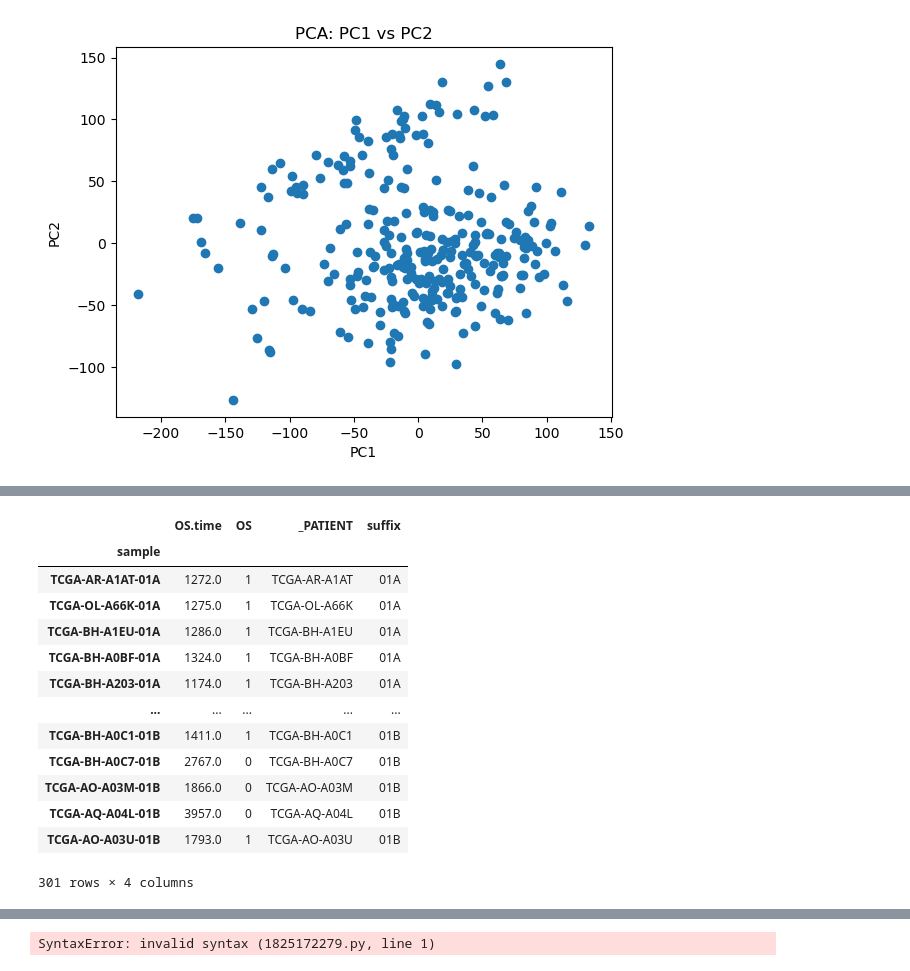
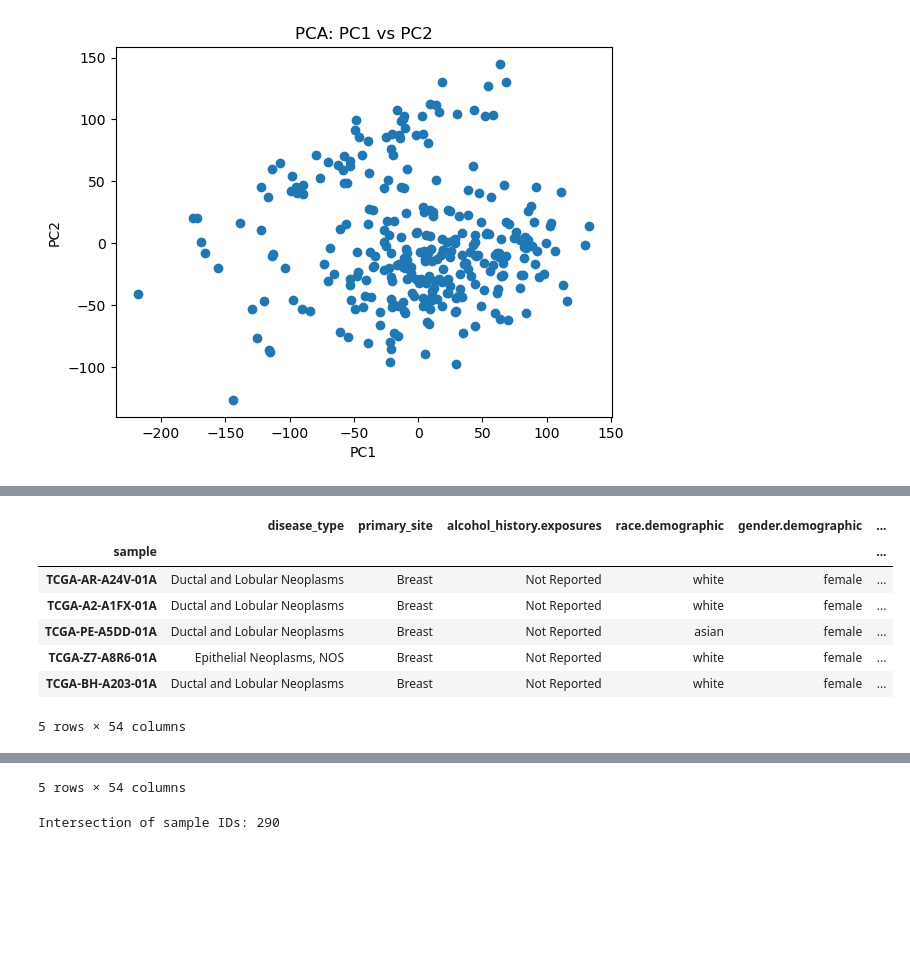
Before and after one commit to dpolioudakis/tcga-multimodal-survival, a Jupyter notebook: notebooks/01_data_prep.ipynb, the cells around one changed output, grey strips where cells are left out. Cells and saved outputs as stored; diff of their text form; code cells hidden in the pictures; blank space fills up the shorter version.

```diff
--- a/notebooks/01_data_prep.ipynb
+++ b/notebooks/01_data_prep.ipynb
@@ -29,14 +34,13 @@ from sklearn.preprocessing import StandardScaler
 # %%
 # Load data
 
-RAW_DIR = "../data/raw"
+RAW_DIR = Path("../data/raw")
 
-rna_path = f"{RAW_DIR}/TCGA-BRCA.star_tpm.tsv.gz"
-clin_path = f"{RAW_DIR}/TCGA-BRCA.clinical.tsv.gz"
-surv_path = f"{RAW_DIR}/TCGA-BRCA.survival.tsv.gz"
+rna_path  = RAW_DIR / "TCGA-BRCA.star_tpm.tsv.gz"
+clin_path = RAW_DIR / "TCGA-BRCA.clinical.tsv.gz"
+surv_path = RAW_DIR / "TCGA-BRCA.survival.tsv.gz"
 
-# Load
-rna_raw_df = pd.read_csv(rna_path, sep="\t")
+rna_raw_df  = pd.read_csv(rna_path, sep="\t")
 clin_raw_df = pd.read_csv(clin_path, sep="\t")
 surv_raw_df = pd.read_csv(surv_path, sep="\t")
 # %% [markdown]
@@ -1209,17 +1234,11 @@ rna_df
 # %%
-surv_df
+display(clin_df.head(), clin_df.tail())
 # %% [output]
-|  | OS.time | OS | _PATIENT | suffix |
-| sample |  |  |  |  |
-| TCGA-AR-A1AT-01A | 1272.0 | 1 | TCGA-AR-A1AT | 01A |
-| TCGA-OL-A66K-01A | 1275.0 | 1 | TCGA-OL-A66K | 01A |
-| TCGA-BH-A1EU-01A | 1286.0 | 1 | TCGA-BH-A1EU | 01A |
-| TCGA-BH-A0BF-01A | 1324.0 | 1 | TCGA-BH-A0BF | 01A |
-| TCGA-BH-A203-01A | 1174.0 | 1 | TCGA-BH-A203 | 01A |
-| ... | ... | ... | ... | ... |
-| TCGA-BH-A0C1-01B | 1411.0 | 1 | TCGA-BH-A0C1 | 01B |
-| TCGA-BH-A0C7-01B | 2767.0 | 0 | TCGA-BH-A0C7 | 01B |
-| TCGA-AO-A03M-01B | 1866.0 | 0 | TCGA-AO-A03M | 01B |
-| TCGA-AQ-A04L-01B | 3957.0 | 0 | TCGA-AQ-A04L | 01B |
-| TCGA-AO-A03U-01B | 1793.0 | 1 | TCGA-AO-A03U | 01B |
+|  | disease_type | primary_site | alcohol_history.exposures | race.demographic | gender.demographic | ... |
+| sample |  |  |  |  |  | ... |
+| TCGA-AR-A24V-01A | Ductal and Lobular Neoplasms | Breast | Not Reported | white | female | ... |
+| TCGA-A2-A1FX-01A | Ductal and Lobular Neoplasms | Breast | Not Reported | white | female | ... |
+| TCGA-PE-A5DD-01A | Ductal and Lobular Neoplasms | Breast | Not Reported | asian | female | ... |
+| TCGA-Z7-A8R6-01A | Epithelial Neoplasms, NOS | Breast | Not Reported | white | female | ... |
+| TCGA-BH-A203-01A | Ductal and Lobular Neoplasms | Breast | Not Reported | white | female | ... |
-301 rows × 4 columns
+5 rows × 54 columns
@@ -1226,8 +1252,36 @@ surv_df
+5 rows × 54 columns
-# %%
-Final Cohort Summary Cell
-Final N patients
-Final event count
-Final RNA gene count
-Final clinical feature count
-# %% [output]
-SyntaxError: invalid syntax (1825172279.py, line 1)
+# %%
+# Finalize EDA by exporting a sample manifest and feature manifest
+
+# Ensure everything is string-typed
+surv_ids = pd.Index(surv_df.index.astype(str))
+clin_ids = pd.Index(clin_df.index.astype(str))
+rna_ids  = pd.Index(rna_df.columns.astype(str))
+
+# Compute intersection
+common_ids = surv_ids.intersection(clin_ids).intersection(rna_ids)
+
+# Sort for determinism
+common_ids = pd.Index(sorted(common_ids), name="sample")
+
+print(f"Intersection of sample IDs: {len(common_ids)}")
+
+# Optional: subset dataframes
+surv_aligned_df = surv_df.loc[common_ids]
+clin_aligned_df = clin_df.loc[common_ids]
+rna_aligned_df  = rna_df.loc[:, rna_df.columns.isin(common_ids)]
+
+
+# Output artifacts
+
+# Sample ID list
+common_ids.to_series().to_csv(
+    Path(OUT_DATA_INTERIM_DIR) / "sample_ids_filtered.csv",
+    index=False,
+    header=["sample"]
+)
+
+# Filtered clinical features
+clin_aligned.to_csv(Path(OUT_DATA_INTERIM_DIR) / "clinical_features_filtered.csv", index=False)
+# %% [output]
+Intersection of sample IDs: 290
```
Also changed, not shown: parts of 8 cells of this notebook, 5 other files.
